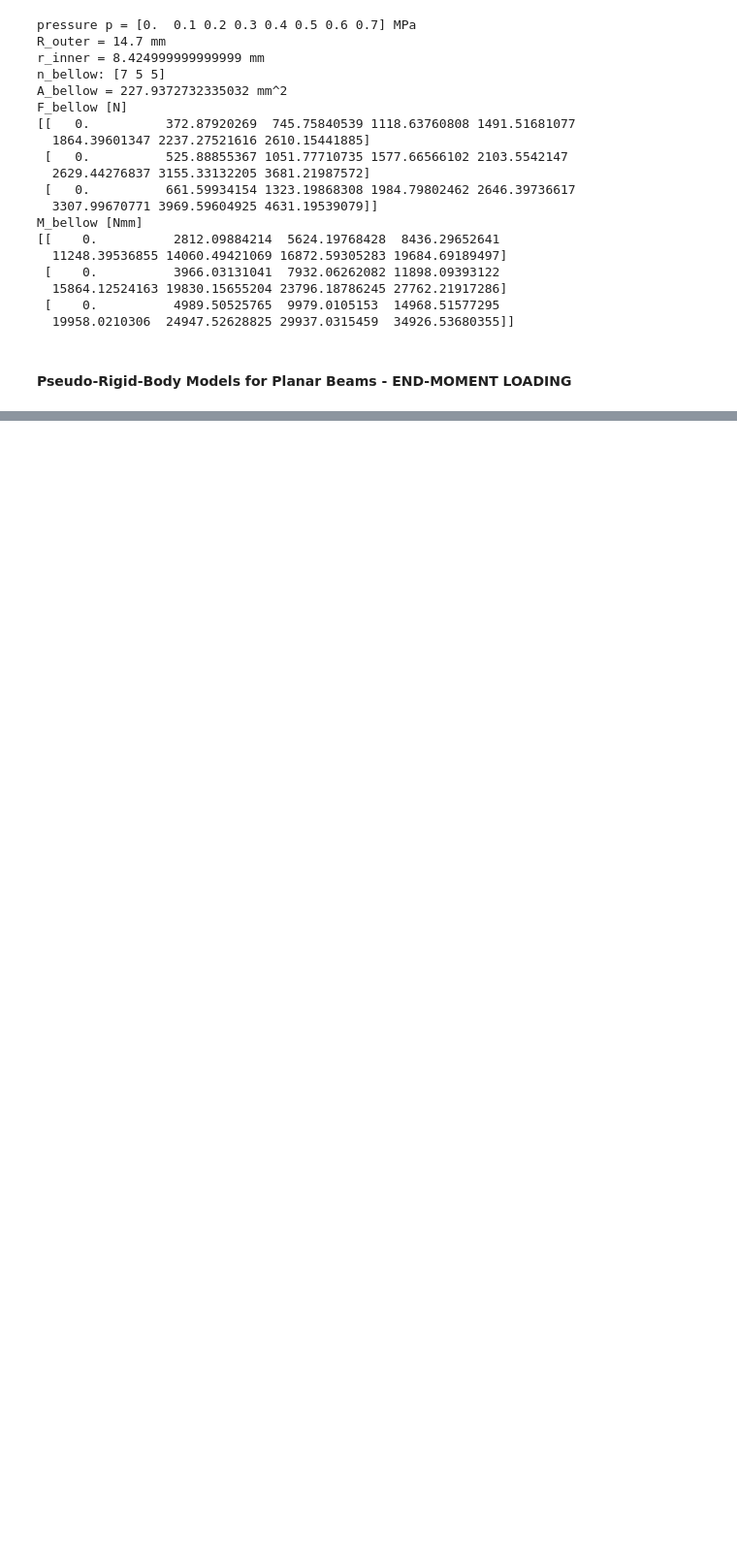
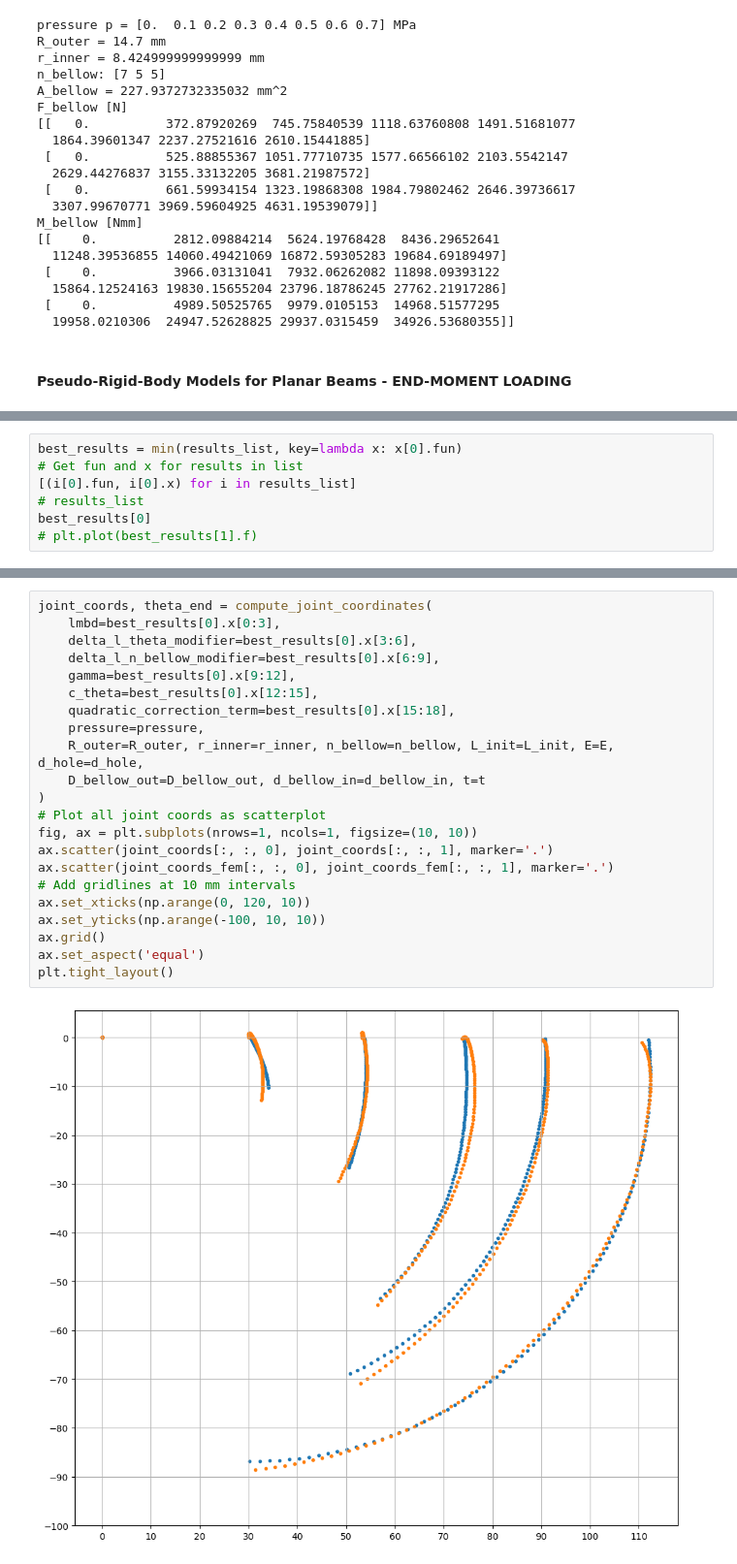
Before and after one commit to tbazina/rehab, a Jupyter notebook: kinematics/Hand9DOF/Index/pseudo_rigid_body_model.ipynb, the cells around one changed output, grey strips where cells are left out. Shown at 97% size. Drawn from its saved outputs; the diff is of its cells as text; blank space fills up the shorter version.

Commit message:
PRB and FEM models, figures, data.

```diff
--- a/kinematics/Hand9DOF/Index/pseudo_rigid_body_model.ipynb
+++ b/kinematics/Hand9DOF/Index/pseudo_rigid_body_model.ipynb
@@ -355,0 +659,7 @@ a, b
+# %%
+best_results = min(results_list, key=lambda x: x[0].fun)
+# Get fun and x for results in list
+[(i[0].fun, i[0].x) for i in results_list]
+# results_list
+best_results[0]
+# plt.plot(best_results[1].f)
@@ -355,0 +686,24 @@ a, b
+# %%
+joint_coords, theta_end = compute_joint_coordinates(
+    lmbd=best_results[0].x[0:3],
+    delta_l_theta_modifier=best_results[0].x[3:6],
+    delta_l_n_bellow_modifier=best_results[0].x[6:9],
+    gamma=best_results[0].x[9:12],
+    c_theta=best_results[0].x[12:15],
+    quadratic_correction_term=best_results[0].x[15:18],
+    pressure=pressure,
+    R_outer=R_outer, r_inner=r_inner, n_bellow=n_bellow, L_init=L_init, E=E, d_hole=d_hole,
+    D_bellow_out=D_bellow_out, d_bellow_in=d_bellow_in, t=t
+)
+# Plot all joint coords as scatterplot
+fig, ax = plt.subplots(nrows=1, ncols=1, figsize=(10, 10))
+ax.scatter(joint_coords[:, :, 0], joint_coords[:, :, 1], marker='.')
+ax.scatter(joint_coords_fem[:, :, 0], joint_coords_fem[:, :, 1], marker='.')
+# Add gridlines at 10 mm intervals
+ax.set_xticks(np.arange(0, 120, 10))
+ax.set_yticks(np.arange(-100, 10, 10))
+ax.grid()
+ax.set_aspect('equal')
+plt.tight_layout()
+# %% [output]
+[figure, added]
```
Also changed, not shown: parts of 17 cells of this notebook, 25 other files.
